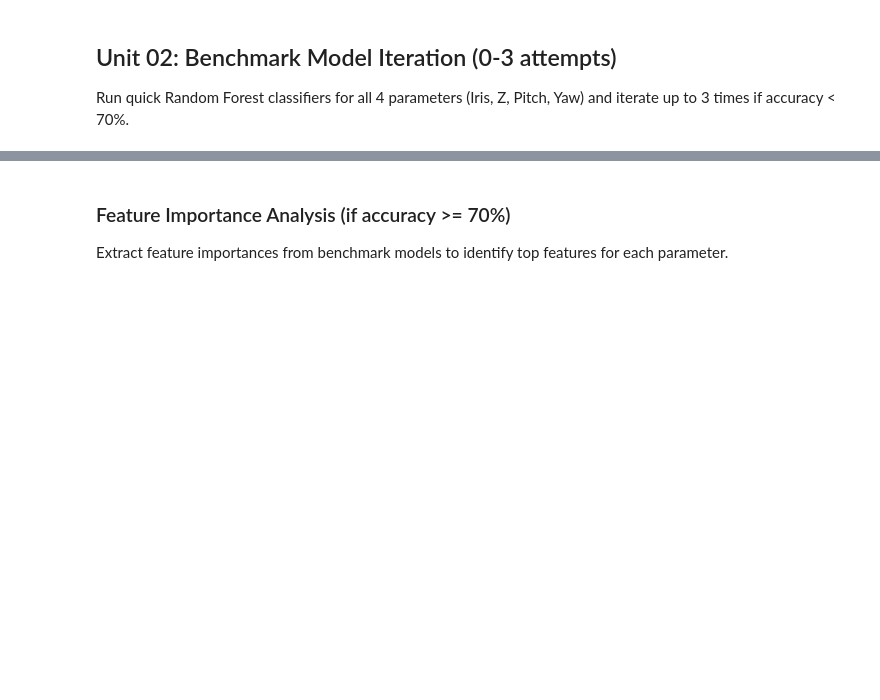
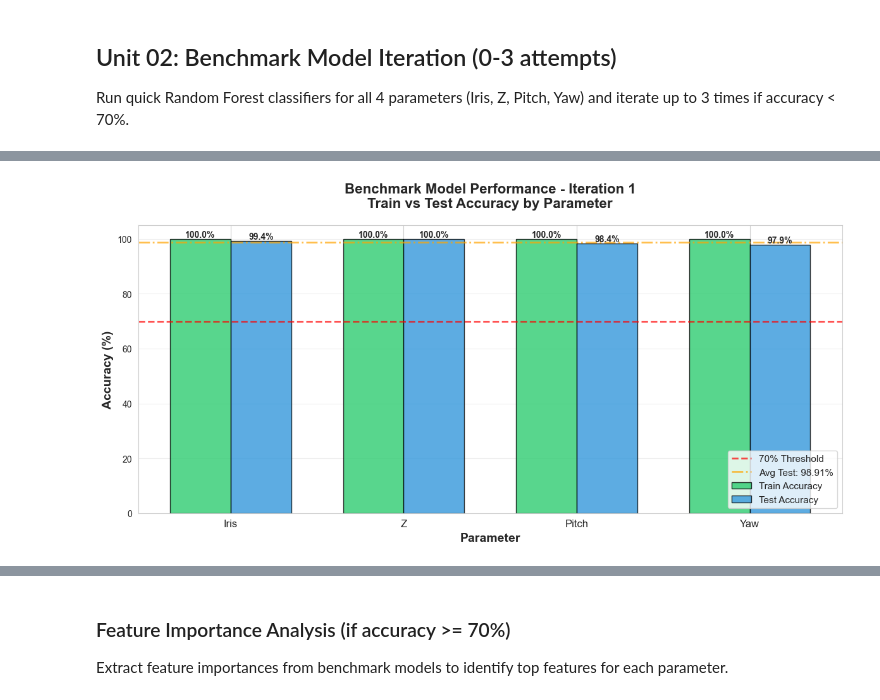
Before and after one commit to Samonto-Karmaker/Exp-Laser-Resonator-Beam-Alignment-Recommandation-System, a Jupyter notebook: notebooks/02_exploratory_data_analysis.ipynb, the cells around one changed output, grey strips where cells are left out. Cells and saved outputs as stored; diff of their text form; code cells hidden in the pictures; blank space fills up the shorter version.

```diff
--- a/notebooks/02_exploratory_data_analysis.ipynb
+++ b/notebooks/02_exploratory_data_analysis.ipynb
@@ -887,0 +905,15 @@ display(X.head(2))
+# %%
+# Storage for results
+results = {}
+models = {}
+feature_importances = {}
+
+print("="*80)
+print("BENCHMARK MODEL - ITERATION 1")
+print("="*80)
+print(f"Model: Random Forest Classifier")
+print(f"Parameters: n_estimators=100, class_weight='balanced', random_state=42")
+print(f"Train/Test Split: 80/20, random_state=42")
+print(f"Features: {len(feature_cols)}")
+print(f"Total samples: {len(df):,}")
+print("="*80)
@@ -936,0 +1106,50 @@ print(f"Yaw benchmark accuracy: {accuracy:.4f}")
+# %%
+# 1. Accuracy Comparison Plot (Train vs Test)
+# ============================================================================
+fig, ax = plt.subplots(1, 1, figsize=(12, 6))
+
+params = list(results.keys())
+train_accs = [results[p]['train_accuracy'] * 100 for p in params]
+test_accs = [results[p]['test_accuracy'] * 100 for p in params]
+
+x = np.arange(len(params))
+width = 0.35
+
+bars1 = ax.bar(x - width/2, train_accs, width, label='Train Accuracy',
+               color='#2ecc71', alpha=0.8, edgecolor='black')
+bars2 = ax.bar(x + width/2, test_accs, width, label='Test Accuracy',
+               color='#3498db', alpha=0.8, edgecolor='black')
+
+# Add 70% threshold line
+ax.axhline(y=70, color='red', linestyle='--', linewidth=2, label='70% Threshold', alpha=0.7)
+
+# Add average test accuracy line
+ax.axhline(y=avg_test_acc*100, color='orange', linestyle='-.', linewidth=2,
+           label=f'Avg Test: {avg_test_acc*100:.2f}%', alpha=0.7)
+
+# Labels and formatting
+ax.set_xlabel('Parameter', fontsize=14, fontweight='bold')
+ax.set_ylabel('Accuracy (%)', fontsize=14, fontweight='bold')
+ax.set_title('Benchmark Model Performance - Iteration 1\nTrain vs Test Accuracy by Parameter',
+             fontsize=16, fontweight='bold', pad=20)
+ax.set_xticks(x)
+ax.set_xticklabels(params, fontsize=12)
+ax.legend(fontsize=11, loc='lower right')
+ax.grid(True, alpha=0.3, axis='y')
+ax.set_ylim([0, 105])
+
+# Add value labels on bars
+for bar in bars1:
+    height = bar.get_height()
+    ax.text(bar.get_x() + bar.get_width()/2., height,
+            f'{height:.1f}%', ha='center', va='bottom', fontsize=10, fontweight='bold')
+
+for bar in bars2:
+    height = bar.get_height()
+    ax.text(bar.get_x() + bar.get_width()/2., height,
+            f'{height:.1f}%', ha='center', va='bottom', fontsize=10, fontweight='bold')
+
+plt.tight_layout()
+plt.show()
+# %% [output]
+[figure, added]
```
Also changed, not shown: parts of 23 cells of this notebook, 2 other files.
